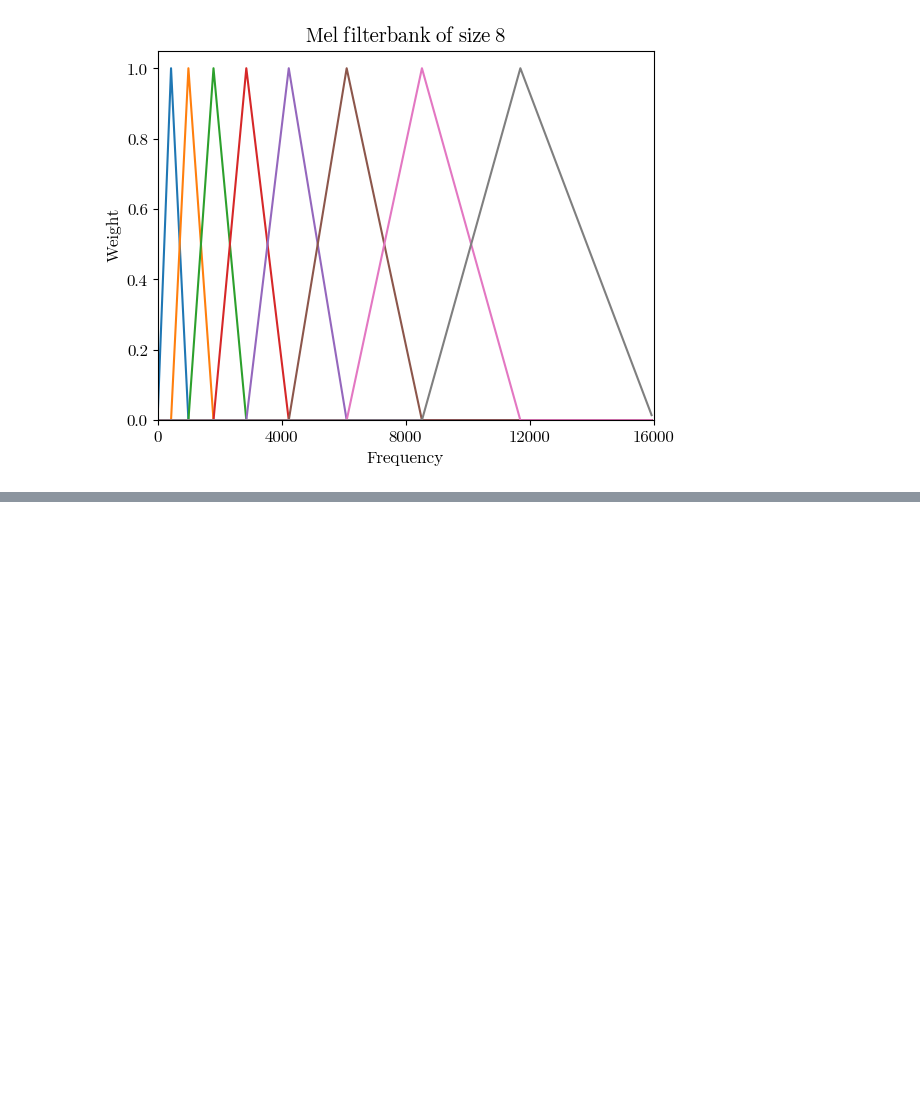
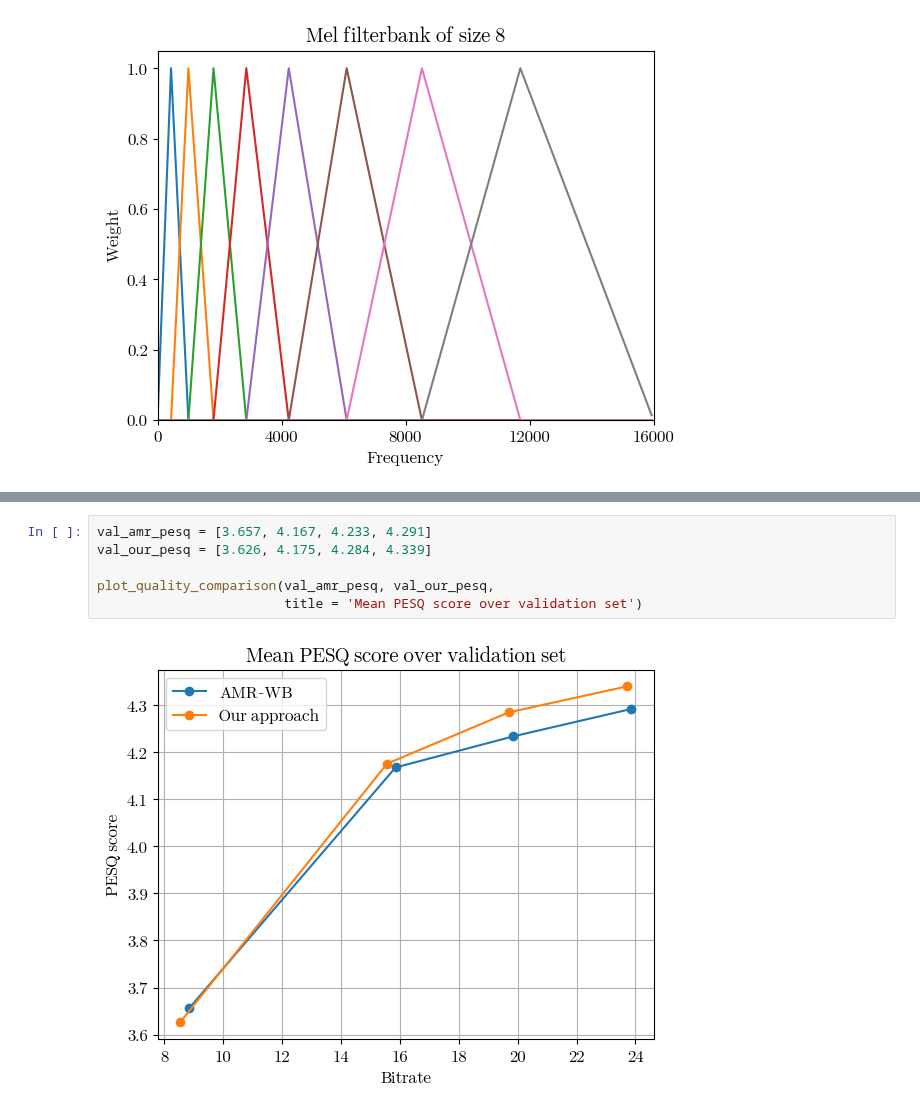
Before and after one commit to sri-kankanahalli/autoencoder-speech-compression, a Jupyter notebook: Visualizations.ipynb, the cells around one changed output, grey strips where cells are left out. Cells and saved outputs as stored; diff of their text form; blank space fills up the shorter version.

```diff
--- a/Visualizations.ipynb
+++ b/Visualizations.ipynb
@@ -226,0 +256,8 @@ plt.show()
+# %%
+val_amr_pesq = [3.657, 4.167, 4.233, 4.291]
+val_our_pesq = [3.626, 4.175, 4.284, 4.339]
+
+plot_quality_comparison(val_amr_pesq, val_our_pesq,
+                        title = 'Mean PESQ score over validation set')
+# %% [output]
+[figure, added]
```
Also changed, not shown: parts of 8 cells of this notebook, 40 other files.
